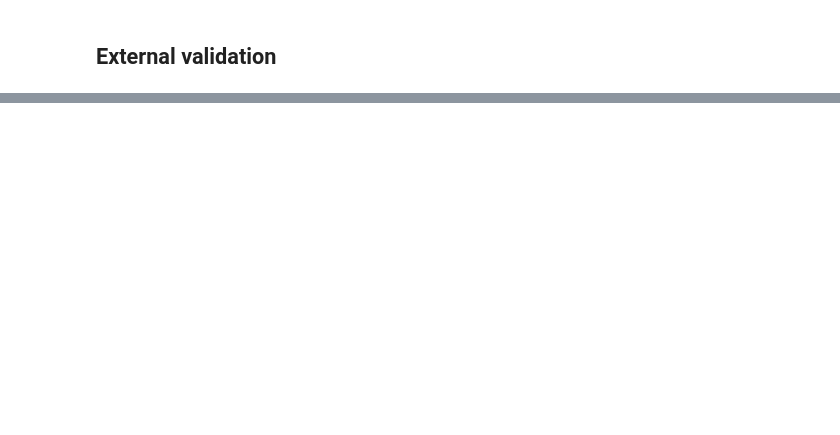
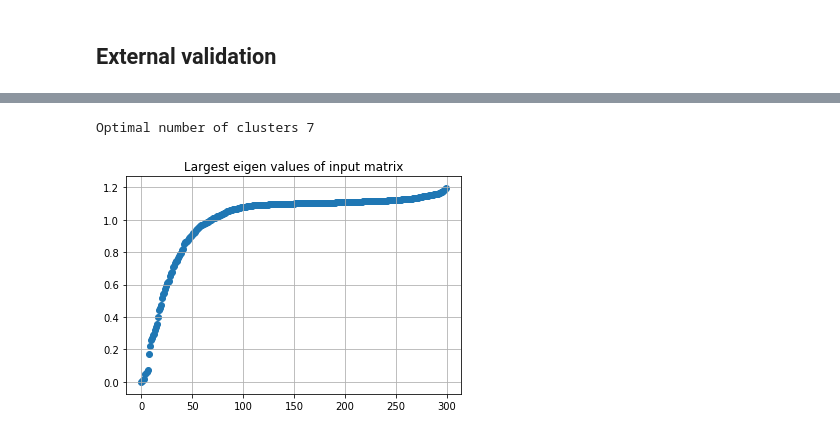
Before and after one commit to ciortanmadalina/high_noise_clustering, a Jupyter notebook: spectral_clustering.ipynb, the cells around one changed output, grey strips where cells are left out. Saved outputs shown, nothing was run; the diff lists cells and outputs as text; code cells hidden in the pictures; blank space fills up the shorter version.

```diff
--- a/spectral_clustering.ipynb
+++ b/spectral_clustering.ipynb
@@ -60,0 +110,30 @@ utils.externalValidation(y_true, y_pred)
+# %%
+from scipy.spatial.distance import pdist, squareform
+def getAffinityMatrix(coordinates, k = 7):
+    """
+    Calculate affinity matrix based on input coordinates matrix and the numeber
+    of nearest neighbours.
+
+    Apply local scaling based on the k nearest neighbour
+        References:
+    https://papers.nips.cc/paper/2619-self-tuning-spectral-clustering.pdf
+    """
+    # calculate euclidian distance matrix
+    dists = squareform(pdist(coordinates))
+
+    # for each row, sort the distances ascendingly and take the index of the
+    #k-th position (nearest neighbour)
+    knn_distances = np.sort(dists, axis=0)[k]
+    knn_distances = knn_distances[np.newaxis].T
+
+    # calculate sigma_i * sigma_j
+    local_scale = knn_distances.dot(knn_distances.T)
+
+    affinity_matrix = dists * dists
+    affinity_matrix = -affinity_matrix / local_scale
+    # divide square distance matrix by local scale
+    affinity_matrix[np.where(np.isnan(affinity_matrix))] = 0.0
+    # apply exponential
+    affinity_matrix = np.exp(affinity_matrix)
+    np.fill_diagonal(affinity_matrix, 0)
+    return affinity_matrix
@@ -60,0 +189,7 @@ utils.externalValidation(y_true, y_pred)
+# %%
+affinity_matrix = getAffinityMatrix(X, k = 10)
+k, _,  _ = eigenDecomposition(affinity_matrix)
+print(f'Optimal number of clusters {k}')
+# %% [output]
+Optimal number of clusters 7
+[figure, added]
```
Also changed, not shown: parts of 13 cells of this notebook, 1 other file.
